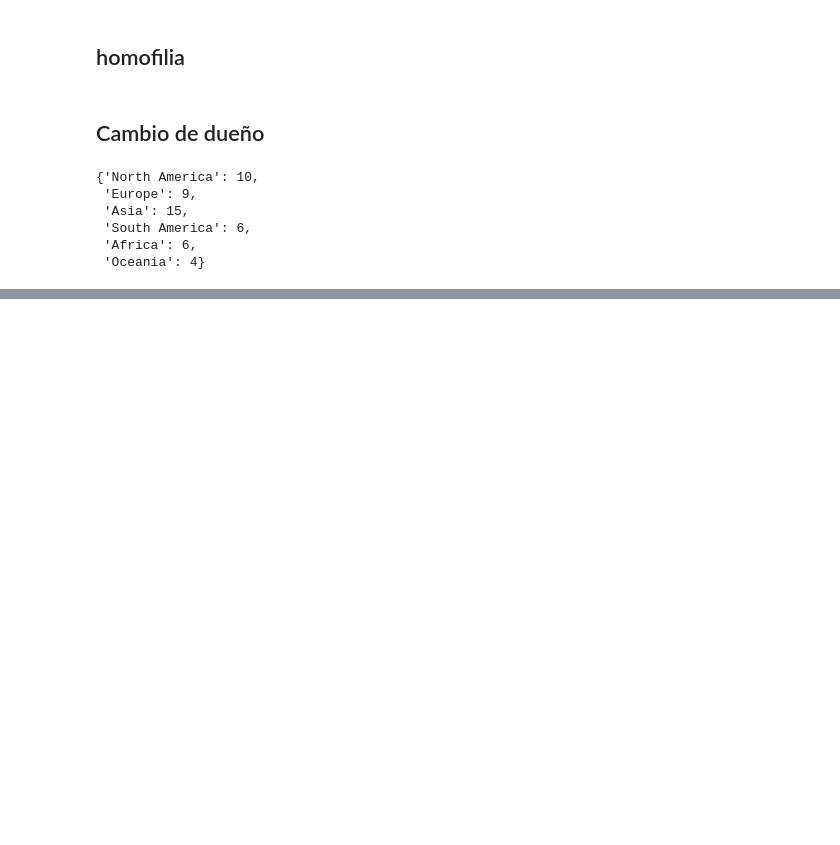
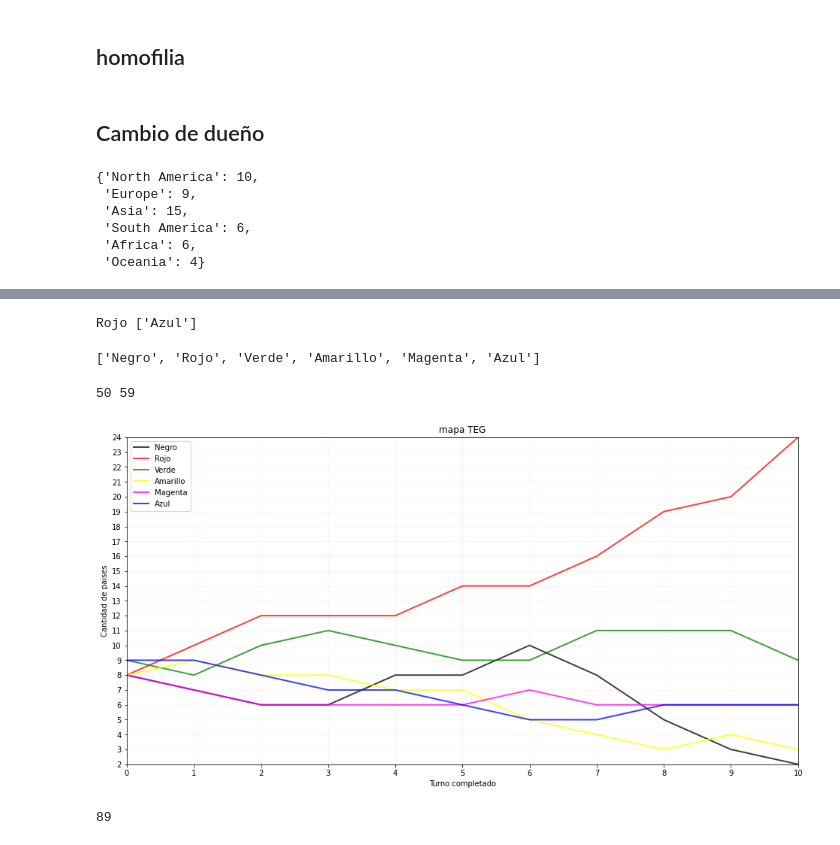
Before and after one commit to GIBelletti/TDA2Final_TEG, a Jupyter notebook: TDA2Final.ipynb, the cells around one changed output, grey strips where cells are left out. Cells and saved outputs as stored; diff of their text form; code cells hidden in the pictures; blank space fills up the shorter version.

```diff
--- a/TDA2Final.ipynb
+++ b/TDA2Final.ipynb
@@ -666,0 +627,9 @@ paises_a_reforzar()
+# %%
+print(listado_de_propietarios)
+estadisticas = {}
+paises_iniciales = {}
+for jugador in listado_de_propietarios:
+    estadisticas[jugador] = []
+    estadisticas[jugador].append(len(paises_que_pertenecen_al_jugador(jugador, mundo_TEG)))
+    paises_iniciales[jugador] = paises_que_pertenecen_al_jugador(jugador, mundo_TEG)
+turnofinal = partida_de_TEG(listado_de_propietarios, mundo_TEG, estadisticas)
@@ -666,0 +690,65 @@ paises_a_reforzar()
+# %%
+ganador = listado_de_propietarios[1]
+perdedores = []
+perdedores.append(listado_de_propietarios[5])
+# perdedores.append(listado_de_propietarios[0])
+print(ganador, perdedores)
+listado_de_propietarios
+# %% [output]
+Rojo ['Azul']
+['Negro', 'Rojo', 'Verde', 'Amarillo', 'Magenta', 'Azul']
+# %%
+paises_del_ganador += paises_iniciales[ganador]
+# for perdedor in perdedores:
+#     paises_de_los_perdedores += paises_iniciales[ganador]
+print(len(paises_del_ganador), len(paises_de_los_perdedores))
+# %% [output]
+50 59
+# %%
+def graficar_estadisticas_TEG(estadisticas, titulo, log=False):
+    colores = {'Magenta': 'magenta', 'Verde': 'green', 'Rojo': 'red', 'Negro': 'black', 'Azul': 'blue', 'Amarillo': 'yellow'}
+    x_maximo = 0
+    y_maximo = 0
+    f = plt.figure()
+    f.set_figwidth(16)
+    f.set_figheight(8)
+    for distribucion in estadisticas.keys():
+        plt.plot(estadisticas[distribucion], label=distribucion, linewidth=2, alpha=0.75, color=colores[distribucion])
+        maximo_alcanzado = max(estadisticas[distribucion])
+        if x_maximo == 0:
+            x_maximo = len(estadisticas[distribucion])
+        if y_maximo < maximo_alcanzado:
+            y_maximo = maximo_alcanzado
+    plt.xlabel("Turno completado")
+    plt.ylabel("Cantidad de paises")
+    plt.xticks(np.arange(0, x_maximo, 1))
+    plt.yticks(np.arange(0, y_maximo+1, 1))
+    plt.margins(x=0, y=0)
+    if log:
+        plt.xscale("log")
+        plt.yscale("log")
+    plt.grid(color='r', linestyle='-', linewidth=1, alpha=0.05)
+    plt.title(titulo)
+    plt.legend()
+    plt.show()
+# %%
+graficar_estadisticas_TEG(estadisticas, "mapa TEG")
+# %% [output]
+[figure, added]
+# %%
+listado_de_propietarios = Propietario.obtener_orden_de_turnos_de_jugadores()
+listado_de_orden_de_paises_TEG = Propietario.obtener_orden_de_propietarios()
+mundo_TEG = nx.Graph()
+for fila_de_datos in paises_TEG.iterrows():
+    propietario_actual = listado_de_orden_de_paises_TEG[mundo_TEG.number_of_nodes()]
+    mundo_TEG.add_node(fila_de_datos[1]['Pais'], continente=fila_de_datos[1]['Continente'],
+                       categoria=fila_de_datos[1]['Categoria'],
+                       propietario=Propietario.Propietario_TEG(propietario_actual))
+for fila in fronteras_TEG.iterrows():
+    territorio1 = fila[1]['Pais']
+    territorio2 = fila[1]['frontera']
+    tipo = fila[1]['tipo']
+    mundo_TEG.add_edge(territorio1, territorio2, tipo=tipo)
+mundo_TEG.number_of_edges()
+# %% [output]
+89
```
Also changed, not shown: parts of 11 cells of this notebook.
